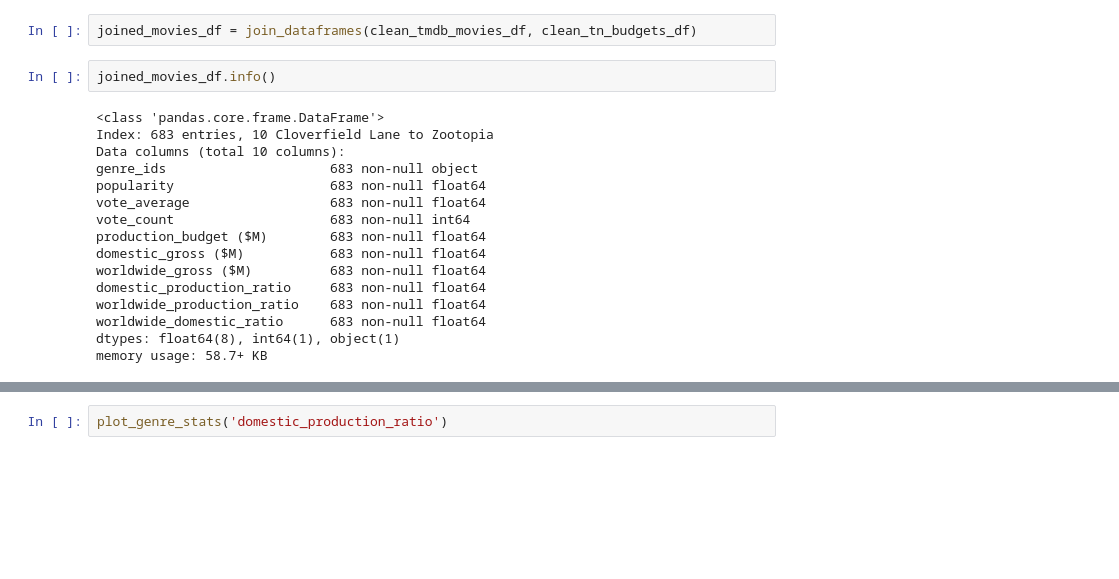
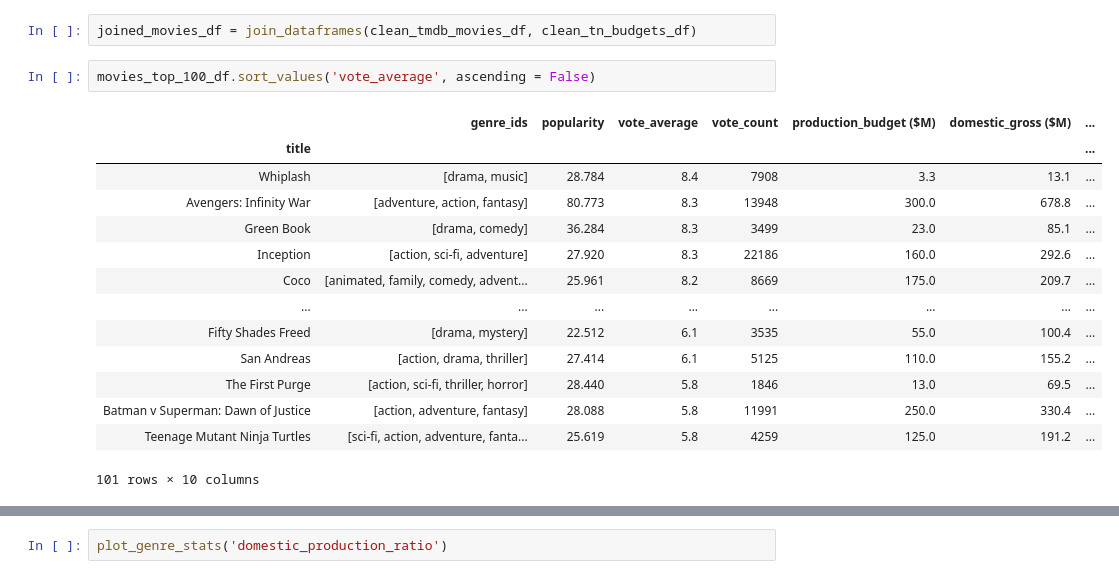
Before and after one commit to garrettlducharme/movie_analysis, a Jupyter notebook: project_1_g.ipynb, the cells around one changed output, grey strips where cells are left out. Cells and saved outputs as stored; diff of their text form; blank space fills up the shorter version.

Commit message:
"Updated data cleaner"

```diff
--- a/project_1_g.ipynb
+++ b/project_1_g.ipynb
@@ -31,21 +37,20 @@ clean_tmdb_movies_df = clean_tmdb_movies(tmdb_movies_df)
 clean_tn_budgets_df = clean_movie_budgets(tn_budgets_df)
 # %%
 joined_movies_df = join_dataframes(clean_tmdb_movies_df, clean_tn_budgets_df)
-# %%
-joined_movies_df.info()
-# %% [output]
-<class 'pandas.core.frame.DataFrame'>
-Index: 683 entries, 10 Cloverfield Lane to Zootopia
-Data columns (total 10 columns):
-genre_ids                     683 non-null object
-popularity                    683 non-null float64
-vote_average                  683 non-null float64
-vote_count                    683 non-null int64
-production_budget ($M)        683 non-null float64
-domestic_gross ($M)           683 non-null float64
-worldwide_gross ($M)          683 non-null float64
-domestic_production_ratio     683 non-null float64
-worldwide_production_ratio    683 non-null float64
-worldwide_domestic_ratio      683 non-null float64
-dtypes: float64(8), int64(1), object(1)
-memory usage: 58.7+ KB
+# %%
+movies_top_100_df.sort_values('vote_average', ascending = False)
+# %% [output]
+|  | genre_ids | popularity | vote_average | vote_count | production_budget ($M) | domestic_gross ($M) | ... |
+| title |  |  |  |  |  |  | ... |
+| Whiplash | [drama, music] | 28.784 | 8.4 | 7908 | 3.3 | 13.1 | ... |
+| Avengers: Infinity War | [adventure, action, fantasy] | 80.773 | 8.3 | 13948 | 300.0 | 678.8 | ... |
+| Green Book | [drama, comedy] | 36.284 | 8.3 | 3499 | 23.0 | 85.1 | ... |
+| Inception | [action, sci-fi, adventure] | 27.920 | 8.3 | 22186 | 160.0 | 292.6 | ... |
+| Coco | [animated, family, comedy, advent... | 25.961 | 8.2 | 8669 | 175.0 | 209.7 | ... |
+| ... | ... | ... | ... | ... | ... | ... | ... |
+| Fifty Shades Freed | [drama, mystery] | 22.512 | 6.1 | 3535 | 55.0 | 100.4 | ... |
+| San Andreas | [action, drama, thriller] | 27.414 | 6.1 | 5125 | 110.0 | 155.2 | ... |
+| The First Purge | [action, sci-fi, thriller, horror] | 28.440 | 5.8 | 1846 | 13.0 | 69.5 | ... |
+| Batman v Superman: Dawn of Justice | [action, adventure, fantasy] | 28.088 | 5.8 | 11991 | 250.0 | 330.4 | ... |
+| Teenage Mutant Ninja Turtles | [sci-fi, action, adventure, fanta... | 25.619 | 5.8 | 4259 | 125.0 | 191.2 | ... |
+101 rows × 10 columns
```
Also changed, not shown: parts of 13 cells of this notebook, 1 other file.
